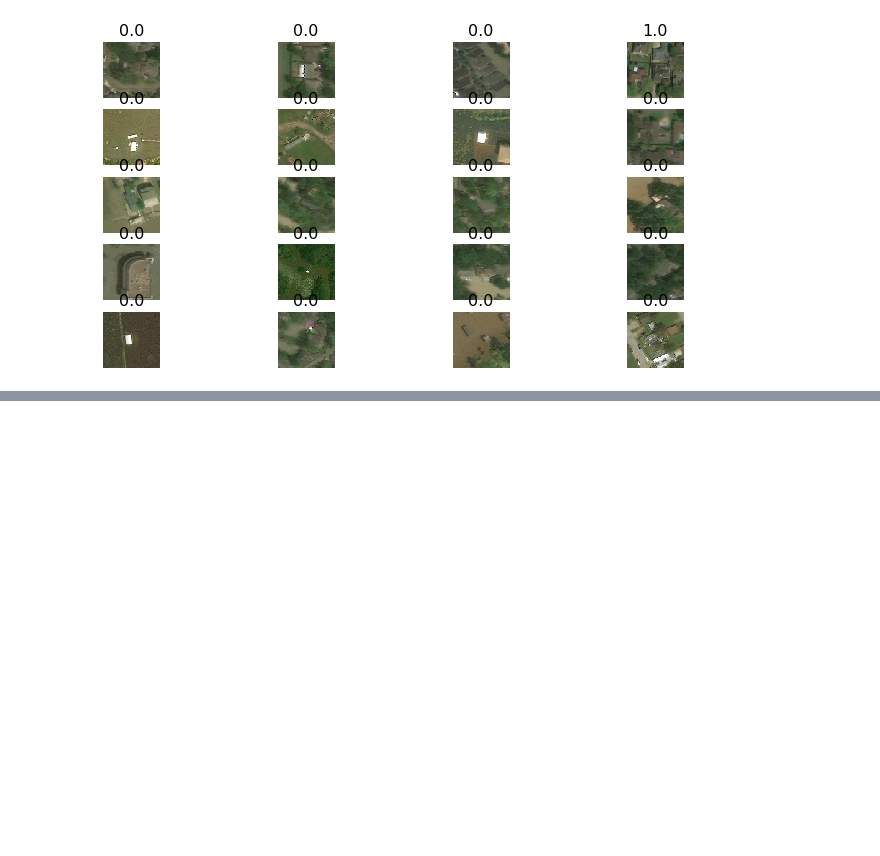
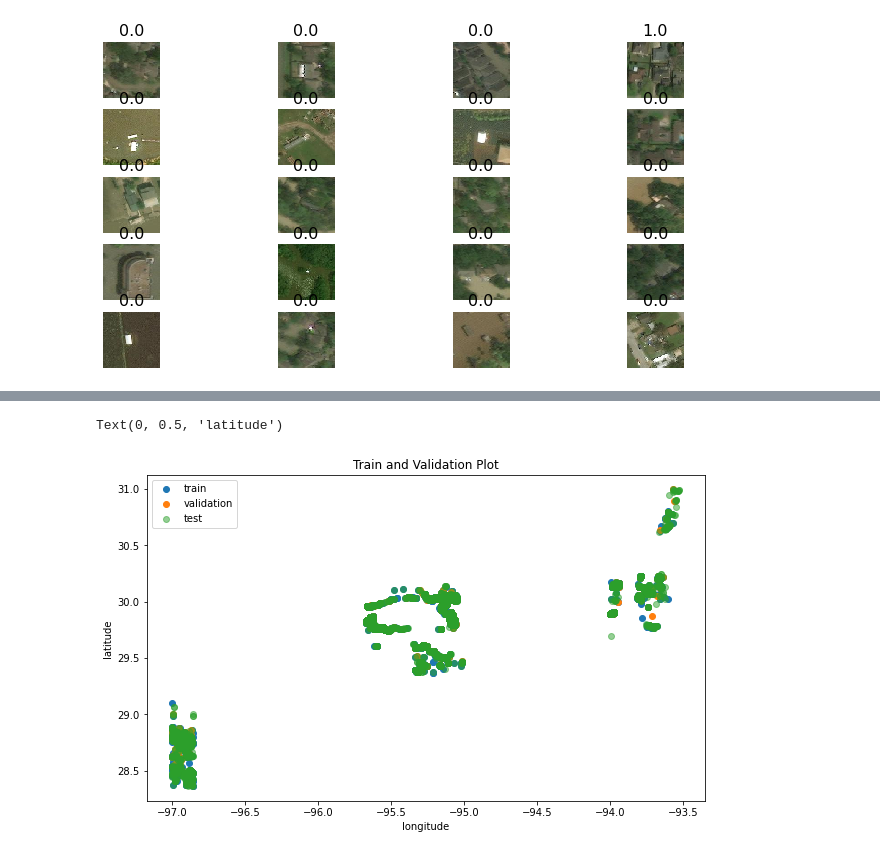
Before and after one commit to harimadhavan2000/AI2_P2, a Jupyter notebook: EDA.ipynb, the cells around one changed output, grey strips where cells are left out. Drawn from its saved outputs; the diff is of its cells as text; code cells hidden in the pictures; blank space fills up the shorter version.

```diff
--- a/EDA.ipynb
+++ b/EDA.ipynb
@@ -170,0 +175,10 @@ plots(imgs, titles=labels, rows = 5)
+# %%
+input_path = 'data'
+image_df = pd.DataFrame({'path': list(Path(input_path).glob('**/*.jp*g'))})
+
+image_df['damage'] = image_df['path'].map(lambda x: x.parent.stem)
+image_df['data_split'] = image_df['path'].map(lambda x: x.parent.parent.stem)
+image_df['location'] = image_df['path'].map(lambda x: x.stem)
+image_df['lon'] = image_df['location'].map(lambda x: float(x.split('_')[0]))
+image_df['lat'] = image_df['location'].map(lambda x: float(x.split('_')[-1]))
+image_df['path'] = image_df['path'].map(lambda x: str(x))
@@ -170,0 +201,16 @@ plots(imgs, titles=labels, rows = 5)
+# %%
+train = image_df[image_df['data_split']=='train_another']
+test = image_df[image_df['data_split']=='test_another']
+val = image_df[image_df['data_split']=='validation_another']
+# %%
+fig, ax = plt.subplots( figsize=(10,6))
+plt.scatter(train['lon'], train['lat'], label='train')
+plt.scatter(val['lon'], val['lat'], label='validation')
+plt.scatter(test['lon'], test['lat'], label='test', alpha=0.5)
+plt.title('Train and Validation Plot')
+plt.legend()
+plt.xlabel('longitude')
+plt.ylabel('latitude')
+# %% [output]
+Text(0, 0.5, 'latitude')
+[figure, added]
```
Also changed, not shown: parts of 11 cells of this notebook, 1 other file.
